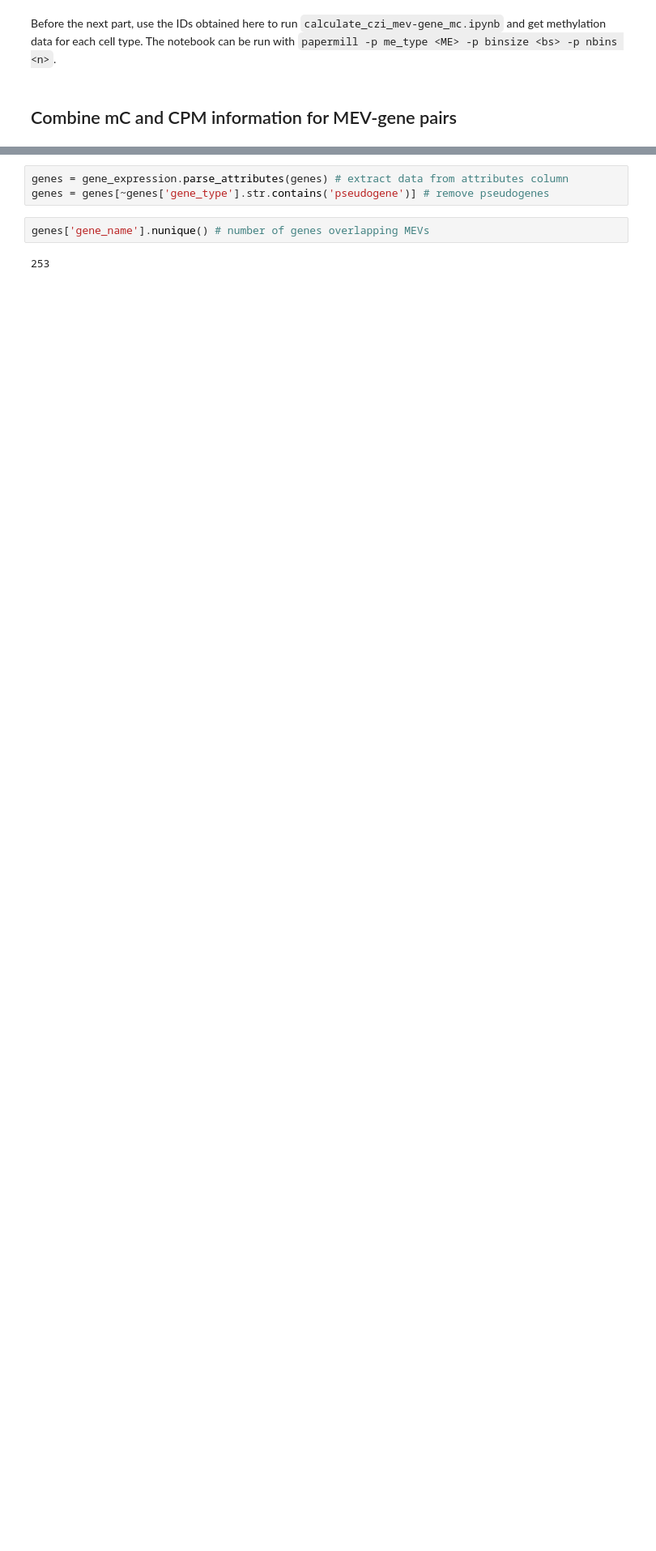
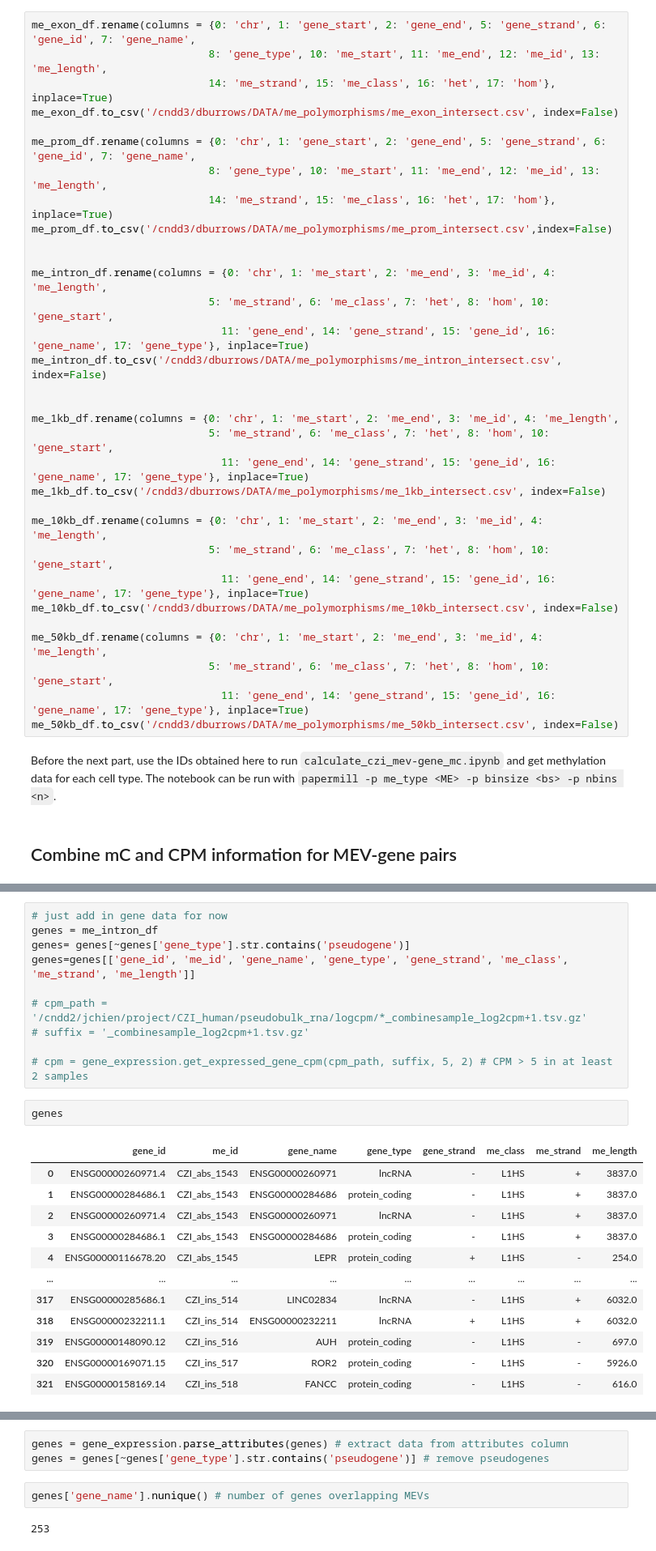
Before and after one commit to dmnburrows/me_polymorphisms, a Jupyter notebook: czi_mev_gene_expression.ipynb, the cells around one changed output, grey strips where cells are left out. Shown at 81% size. Cells and saved outputs as stored; diff of their text form; blank space fills up the shorter version.

```diff
--- a/czi_mev_gene_expression.ipynb
+++ b/czi_mev_gene_expression.ipynb
@@ -167,3 +158,35 @@ mev_genes.head()
+# %%
+me_exon_df.rename(columns = {0: 'chr', 1: 'gene_start', 2: 'gene_end', 5: 'gene_strand', 6: 'gene_id', 7: 'gene_name',
+                            8: 'gene_type', 10: 'me_start', 11: 'me_end', 12: 'me_id', 13: 'me_length',
+                            14: 'me_strand', 15: 'me_class', 16: 'het', 17: 'hom'}, inplace=True)
+me_exon_df.to_csv('/cndd3/dburrows/DATA/me_polymorphisms/me_exon_intersect.csv', index=False)
+
+me_prom_df.rename(columns = {0: 'chr', 1: 'gene_start', 2: 'gene_end', 5: 'gene_strand', 6: 'gene_id', 7: 'gene_name',
+                            8: 'gene_type', 10: 'me_start', 11: 'me_end', 12: 'me_id', 13: 'me_length',
+                            14: 'me_strand', 15: 'me_class', 16: 'het', 17: 'hom'}, inplace=True)
+me_prom_df.to_csv('/cndd3/dburrows/DATA/me_polymorphisms/me_prom_intersect.csv',index=False)
+
+
+me_intron_df.rename(columns = {0: 'chr', 1: 'me_start', 2: 'me_end', 3: 'me_id', 4: 'me_length',
+                            5: 'me_strand', 6: 'me_class', 7: 'het', 8: 'hom', 10: 'gene_start',
+                              11: 'gene_end', 14: 'gene_strand', 15: 'gene_id', 16: 'gene_name', 17: 'gene_type'}, inplace=True)
+me_intron_df.to_csv('/cndd3/dburrows/DATA/me_polymorphisms/me_intron_intersect.csv', index=False)
+
+
+me_1kb_df.rename(columns = {0: 'chr', 1: 'me_start', 2: 'me_end', 3: 'me_id', 4: 'me_length',
+                            5: 'me_strand', 6: 'me_class', 7: 'het', 8: 'hom', 10: 'gene_start',
+                              11: 'gene_end', 14: 'gene_strand', 15: 'gene_id', 16: 'gene_name', 17: 'gene_type'}, inplace=True)
+me_1kb_df.to_csv('/cndd3/dburrows/DATA/me_polymorphisms/me_1kb_intersect.csv', index=False)
+
+me_10kb_df.rename(columns = {0: 'chr', 1: 'me_start', 2: 'me_end', 3: 'me_id', 4: 'me_length',
+                            5: 'me_strand', 6: 'me_class', 7: 'het', 8: 'hom', 10: 'gene_start',
+                              11: 'gene_end', 14: 'gene_strand', 15: 'gene_id', 16: 'gene_name', 17: 'gene_type'}, inplace=True)
+me_10kb_df.to_csv('/cndd3/dburrows/DATA/me_polymorphisms/me_10kb_intersect.csv', index=False)
+
+me_50kb_df.rename(columns = {0: 'chr', 1: 'me_start', 2: 'me_end', 3: 'me_id', 4: 'me_length',
+                            5: 'me_strand', 6: 'me_class', 7: 'het', 8: 'hom', 10: 'gene_start',
+                              11: 'gene_end', 14: 'gene_strand', 15: 'gene_id', 16: 'gene_name', 17: 'gene_type'}, inplace=True)
+me_50kb_df.to_csv('/cndd3/dburrows/DATA/me_polymorphisms/me_50kb_intersect.csv', index=False)
 # %% [markdown]
 Before the next part, use the IDs obtained here to run `calculate_czi_mev-gene_mc.ipynb` and get methylation data for each cell type. The notebook can be run with `papermill -p me_type <ME> -p binsize <bs> -p nbins <n>`.
 # %% [markdown]
@@ -170,0 +210,25 @@ Before the next part, use the IDs obtained here to run `calculate_czi_mev-gene_m
+# %%
+# just add in gene data for now
+genes = me_intron_df
+genes= genes[~genes['gene_type'].str.contains('pseudogene')]
+genes=genes[['gene_id', 'me_id', 'gene_name', 'gene_type', 'gene_strand', 'me_class', 'me_strand', 'me_length']]
+
+# cpm_path = '/cndd2/jchien/project/CZI_human/pseudobulk_rna/logcpm/*_combinesample_log2cpm+1.tsv.gz'
+# suffix = '_combinesample_log2cpm+1.tsv.gz'
+
+# cpm = gene_expression.get_expressed_gene_cpm(cpm_path, suffix, 5, 2) # CPM > 5 in at least 2 samples
+# %%
+genes
+# %% [output]
+|  | gene_id | me_id | gene_name | gene_type | gene_strand | me_class | me_strand | me_length |
+| 0 | ENSG00000260971.4 | CZI_abs_1543 | ENSG00000260971 | lncRNA | - | L1HS | + | 3837.0 |
+| 1 | ENSG00000284686.1 | CZI_abs_1543 | ENSG00000284686 | protein_coding | - | L1HS | + | 3837.0 |
+| 2 | ENSG00000260971.4 | CZI_abs_1543 | ENSG00000260971 | lncRNA | - | L1HS | + | 3837.0 |
+| 3 | ENSG00000284686.1 | CZI_abs_1543 | ENSG00000284686 | protein_coding | - | L1HS | + | 3837.0 |
+| 4 | ENSG00000116678.20 | CZI_abs_1545 | LEPR | protein_coding | + | L1HS | - | 254.0 |
+| ... | ... | ... | ... | ... | ... | ... | ... | ... |
+| 317 | ENSG00000285686.1 | CZI_ins_514 | LINC02834 | lncRNA | - | L1HS | + | 6032.0 |
+| 318 | ENSG00000232211.1 | CZI_ins_514 | ENSG00000232211 | lncRNA | + | L1HS | + | 6032.0 |
+| 319 | ENSG00000148090.12 | CZI_ins_516 | AUH | protein_coding | - | L1HS | - | 697.0 |
+| 320 | ENSG00000169071.15 | CZI_ins_517 | ROR2 | protein_coding | - | L1HS | - | 5926.0 |
+| 321 | ENSG00000158169.14 | CZI_ins_518 | FANCC | protein_coding | - | L1HS | - | 616.0 |
```
Also changed, not shown: parts of 17 cells of this notebook, 7 other files.
